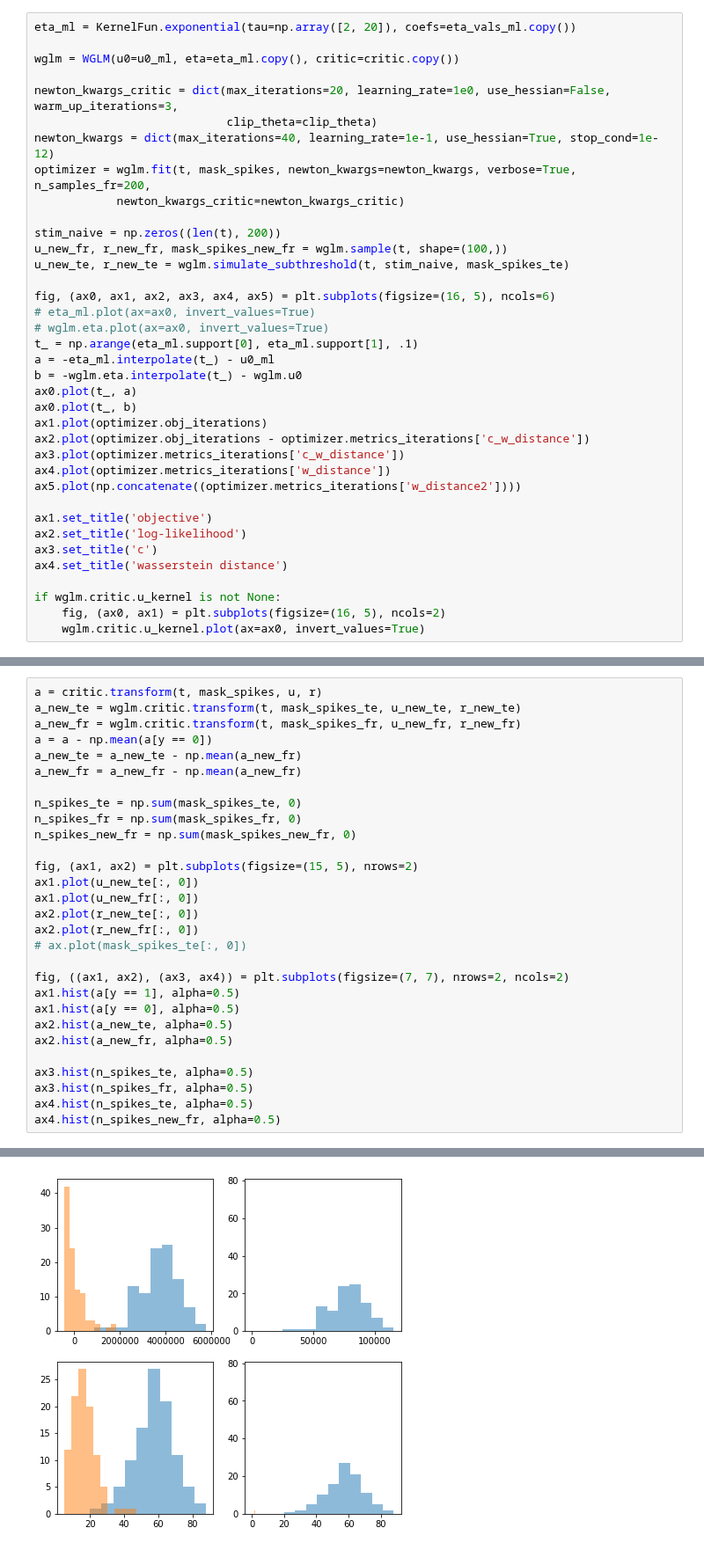
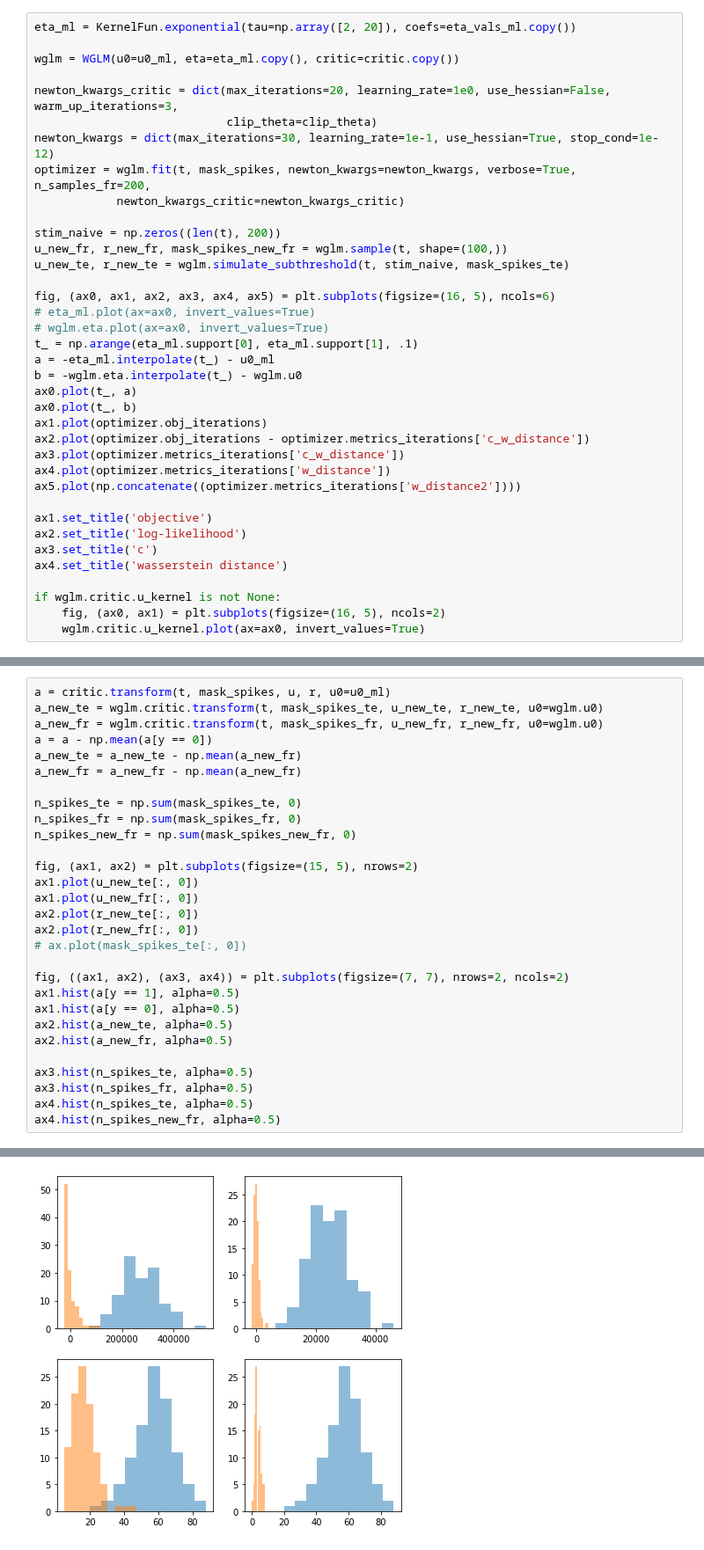
Before and after one commit to diegoarri91/mmd-glm, a Jupyter notebook: examples/wglm.ipynb, the cells around one changed output, grey strips where cells are left out. Shown at 88% size. Cells and saved outputs as stored; diff of their text form.

```diff
--- a/examples/wglm.ipynb
+++ b/examples/wglm.ipynb
@@ -115,7 +108,7 @@ wglm = WGLM(u0=u0_ml, eta=eta_ml.copy(), critic=critic.copy())
 
 newton_kwargs_critic = dict(max_iterations=20, learning_rate=1e0, use_hessian=False, warm_up_iterations=3,
                             clip_theta=clip_theta)
-newton_kwargs = dict(max_iterations=40, learning_rate=1e-1, use_hessian=True, stop_cond=1e-12)
+newton_kwargs = dict(max_iterations=30, learning_rate=1e-1, use_hessian=True, stop_cond=1e-12)
 optimizer = wglm.fit(t, mask_spikes, newton_kwargs=newton_kwargs, verbose=True, n_samples_fr=200,
             newton_kwargs_critic=newton_kwargs_critic)
 
@@ -155,7 +148,7 @@ Starting gradient ascent...
 # %%
-a = critic.transform(t, mask_spikes, u, r)
-a_new_te = wglm.critic.transform(t, mask_spikes_te, u_new_te, r_new_te)
-a_new_fr = wglm.critic.transform(t, mask_spikes_fr, u_new_fr, r_new_fr)
+a = critic.transform(t, mask_spikes, u, r, u0=u0_ml)
+a_new_te = wglm.critic.transform(t, mask_spikes_te, u_new_te, r_new_te, u0=wglm.u0)
+a_new_fr = wglm.critic.transform(t, mask_spikes_fr, u_new_fr, r_new_fr, u0=wglm.u0)
 a = a - np.mean(a[y == 0])
 a_new_te = a_new_te - np.mean(a_new_fr)
 a_new_fr = a_new_fr - np.mean(a_new_fr)
@@ -189 +182 @@ ax4.hist(n_spikes_new_fr, alpha=0.5)
-[figure, old version]
+[figure, new version]
```
Also changed, not shown: parts of 7 cells of this notebook, 2 other files.
